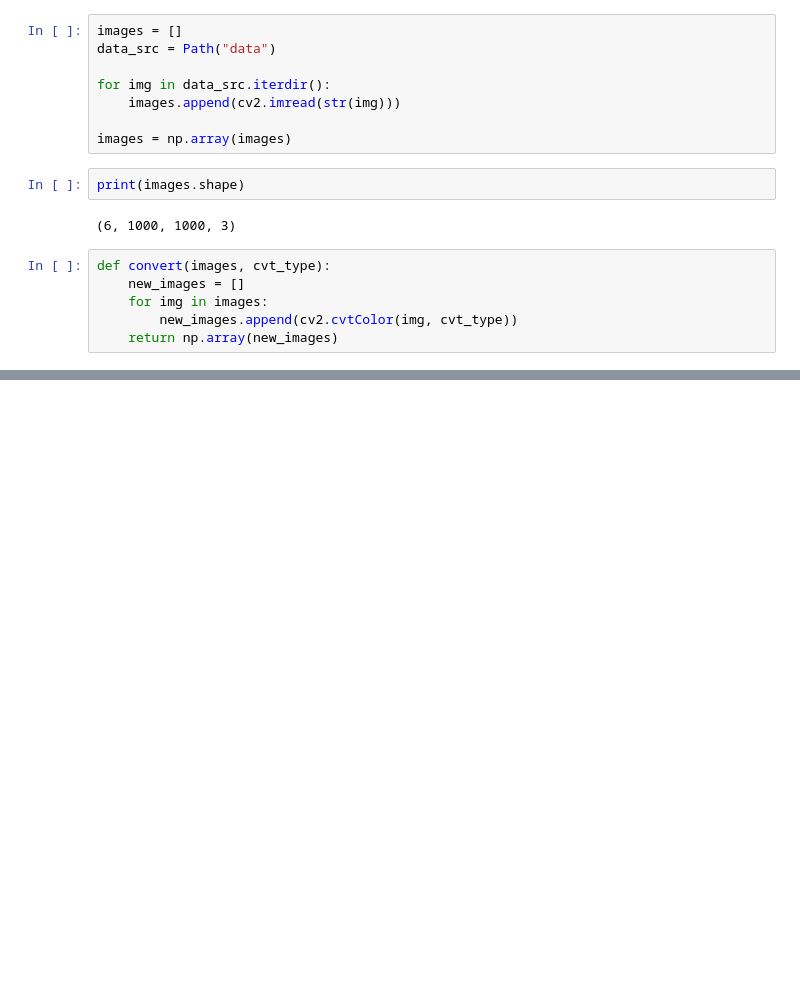
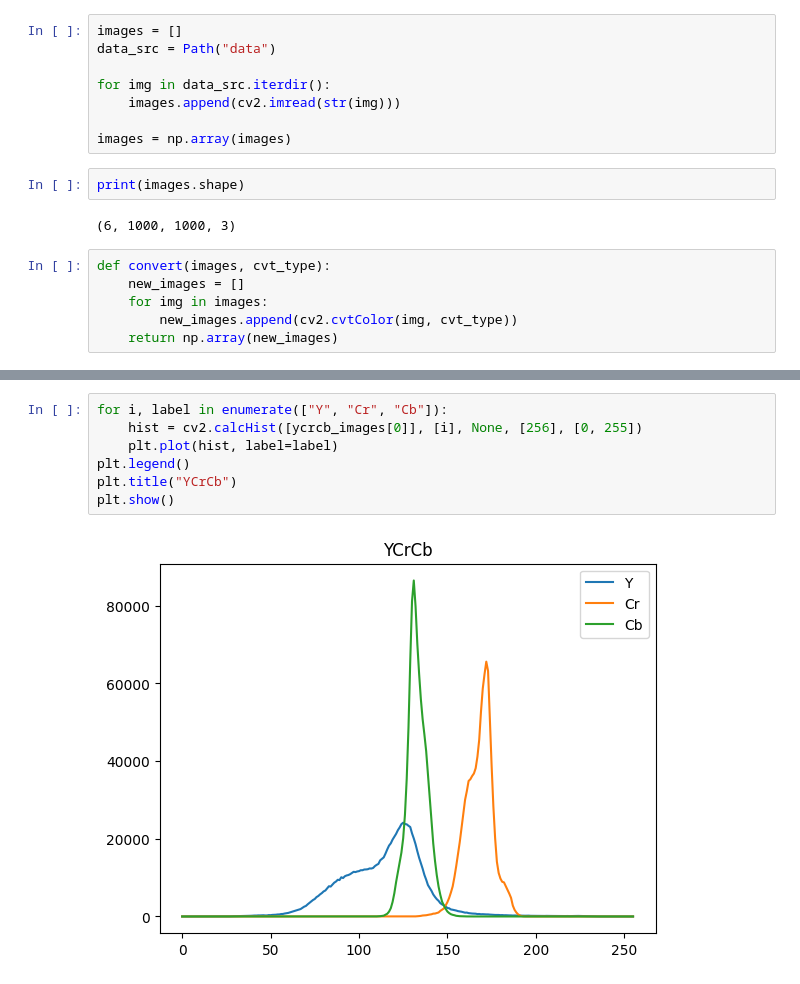
Before and after one commit to vktr274/computer-vision-image-correction-enhancement, a Jupyter notebook: notebook.ipynb, the cells around one changed output, grey strips where cells are left out. Saved outputs shown, nothing was run; the diff lists cells and outputs as text; blank space fills up the shorter version.

```diff
--- a/notebook.ipynb
+++ b/notebook.ipynb
@@ -40,0 +57,9 @@ for arr in [rgb_images, gray_images, ycbcr_images, hsv_images, xyz_images, lab_i
+# %%
+for i, label in enumerate(["Y", "Cr", "Cb"]):
+    hist = cv2.calcHist([ycrcb_images[0]], [i], None, [256], [0, 255])
+    plt.plot(hist, label=label)
+plt.legend()
+plt.title("YCrCb")
+plt.show()
+# %% [output]
+[figure, added]
```
Also changed, not shown: parts of 6 cells of this notebook.
